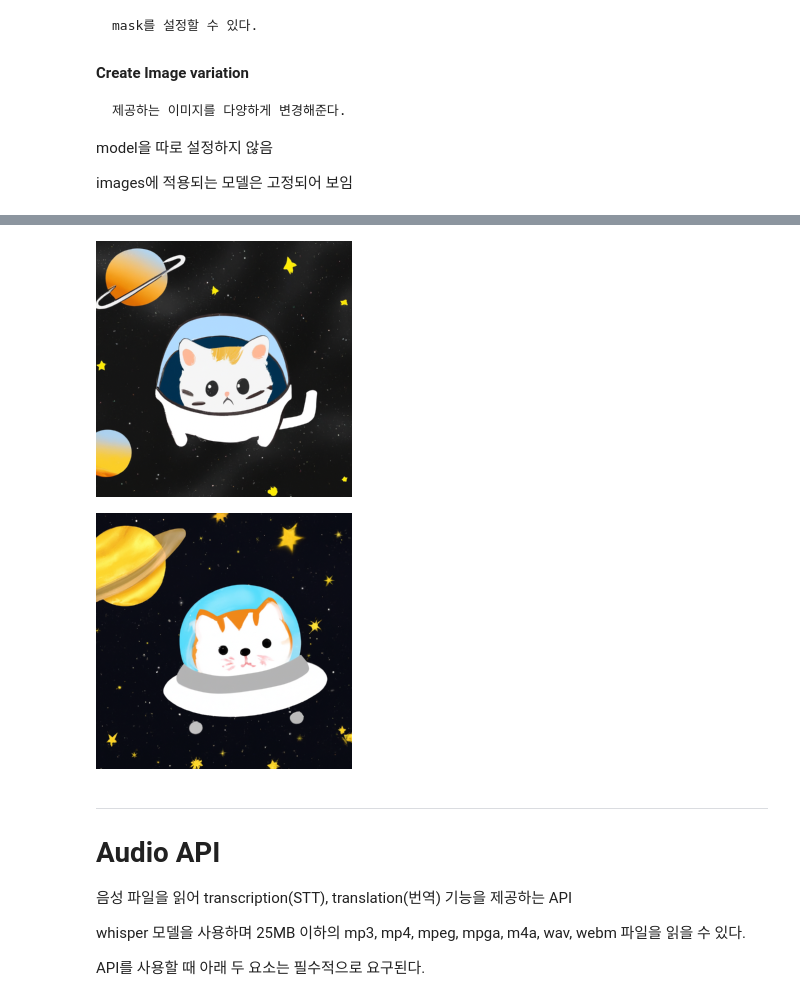
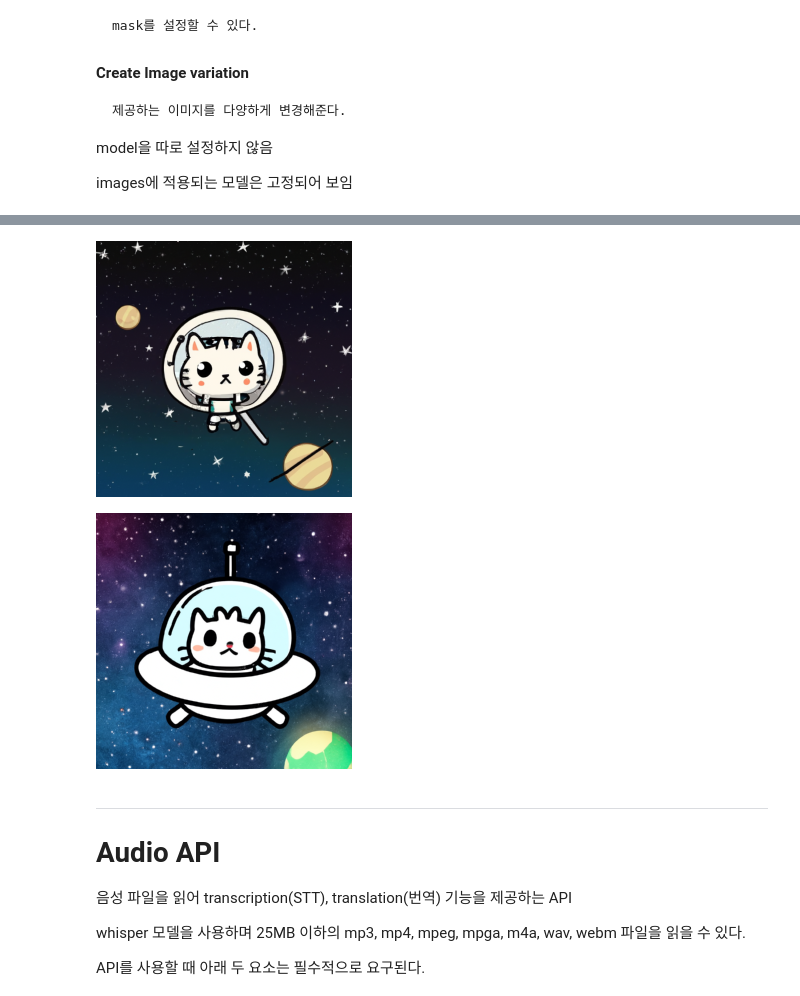
Before and after one commit to dmlgus1922/HN_world, a Jupyter notebook: practice/OpenAI/python/API tests.ipynb, the cells around one changed output, grey strips where cells are left out. Saved outputs shown, nothing was run; the diff lists cells and outputs as text; code cells hidden in the pictures.

```diff
--- a/practice/OpenAI/python/API tests.ipynb
+++ b/practice/OpenAI/python/API tests.ipynb
@@ -331,37 +341,31 @@ img.save('./image/cat.png', 'png')
 # %%
-# Create image edit
-# 수정을 위해 mask 설정할 필요
 edited_img = openai.Image.create_edit(
-    image=open('./image/cat.png', 'rb'),
-    prompt='A cute cat floating in the space without spacesuit',
+    image=open('../data/image/cat.png', 'rb'),
+    prompt='erase the spaceship and draw the spacesuit',
     n=1,
-    size='256x256'
+    size='256x256',
+    mask=open('../data/image/resized_mask.png', 'rb')
 )
 
 edit_url = edited_img.data[0].url
-
 res = requests.get(edit_url)
-
 img = Image.open(BytesIO(res.content))
 img
 # %% [output]
-[figure, old version]
+[figure, new version]
 # %%
-# Create image variation
-
 img_variations = openai.Image.create_variation(
-    image=open('./image/cat.png', 'rb'),
+    image=open('../data/image/cat.png', 'rb'),
     n=1,
     size='256x256'
 )
+
 variation_url = img_variations.data[0].url
-
 res = requests.get(variation_url)
-
 img = Image.open(BytesIO(res.content))
 img
 # %% [output]
-[figure, old version]
+[figure, new version]
 # %% [markdown]
 <hr/>
 
```
Also changed, not shown: parts of 60 cells of this notebook, 1 other file.
